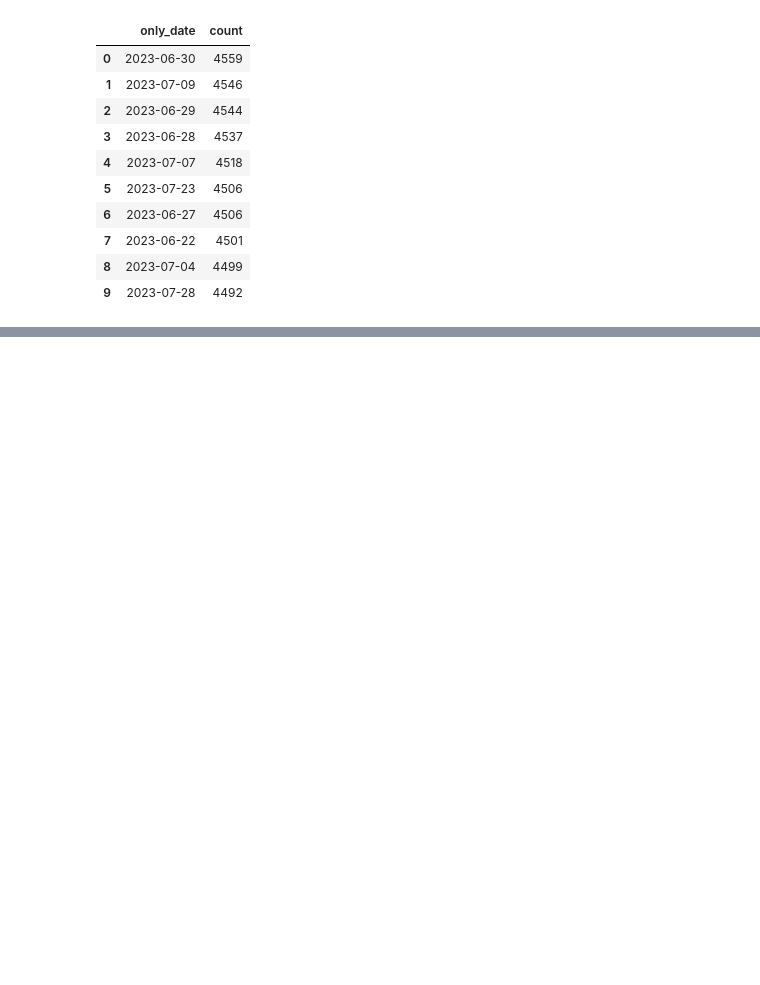
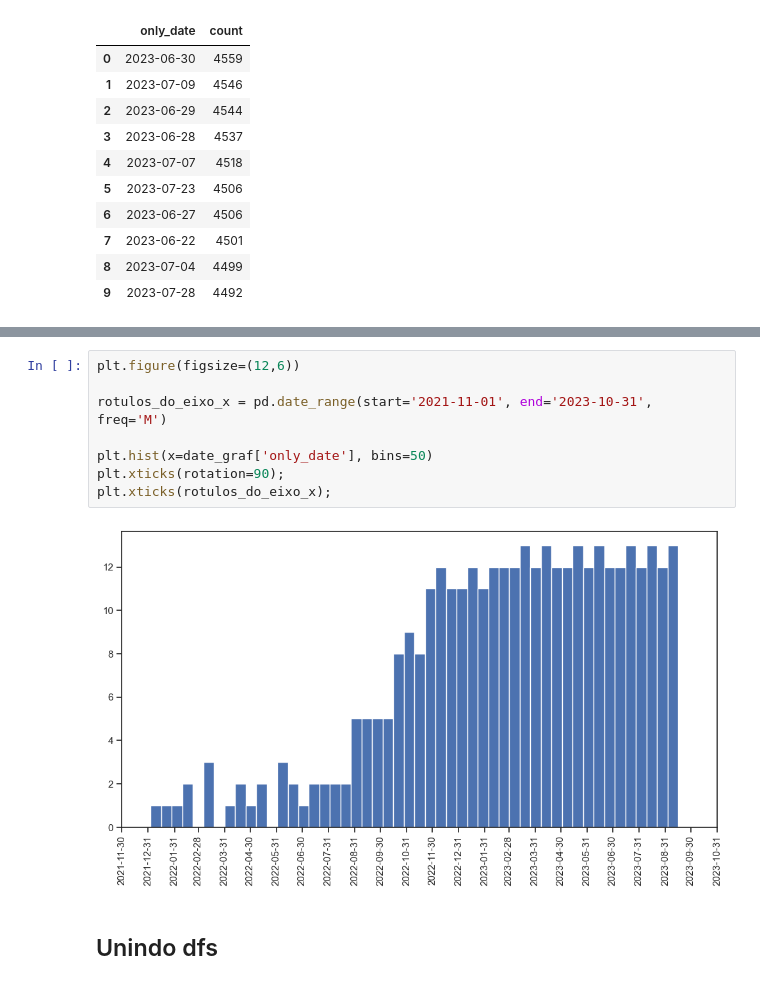
Before and after one commit to smurillo1/financeiro, a Jupyter notebook: exploratory.ipynb, the cells around one changed output, grey strips where cells are left out. Cells and saved outputs as stored; diff of their text form; blank space fills up the shorter version.

```diff
--- a/exploratory.ipynb
+++ b/exploratory.ipynb
@@ -228,0 +246,12 @@ plt.bar(x=date_graf['only_date'], height=date_graf['count'])
+# %%
+plt.figure(figsize=(12,6))
+
+rotulos_do_eixo_x = pd.date_range(start='2021-11-01', end='2023-10-31', freq='M')
+
+plt.hist(x=date_graf['only_date'], bins=50)
+plt.xticks(rotation=90);
+plt.xticks(rotulos_do_eixo_x);
+# %% [output]
+[figure, added]
+# %% [markdown]
+## Unindo dfs
```
Also changed, not shown: parts of 18 cells of this notebook.
